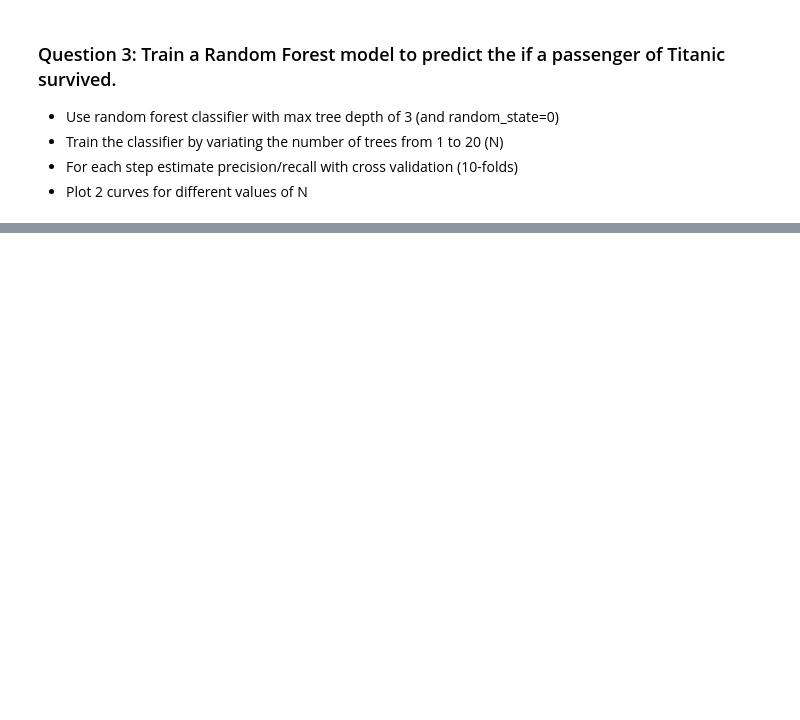
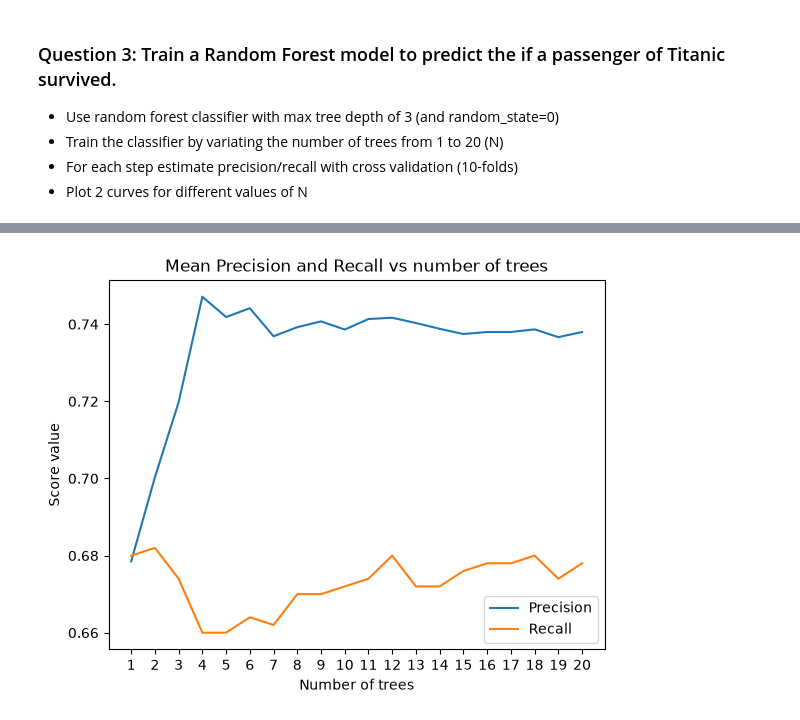
Before and after one commit to dimitripelgrin/ADA2026, a Jupyter notebook: Exercises/06 - Learning from data - Supervised learning/SupervisedLearning.ipynb, the cells around one changed output, grey strips where cells are left out. Drawn from its saved outputs; the diff is of its cells as text; code cells hidden in the pictures; blank space fills up the shorter version.

```diff
--- a/Exercises/06 - Learning from data - Supervised learning/SupervisedLearning.ipynb
+++ b/Exercises/06 - Learning from data - Supervised learning/SupervisedLearning.ipynb
@@ -458,0 +514,34 @@ Answer:
+# %%
+from sklearn.ensemble import RandomForestClassifier
+
+# Load the data
+titanic = pd.read_excel('data/titanic.xls')
+titanic_features = ['sex', 'age', 'sibsp', 'parch', 'fare']
+X = pd.get_dummies(titanic[titanic_features])
+X = X.fillna(X.mean())
+y = titanic['survived']
+# %%
+mean_precision = []
+mean_recall = []
+
+for i in range(20):
+    random_forest = RandomForestClassifier(n_estimators=i+1, max_depth=3, random_state=0)
+    random_forest.fit(X,y)
+    precision = cross_val_score(random_forest, X, y, cv=10, scoring="precision")
+    recall = cross_val_score(random_forest, X, y, cv=10, scoring="recall")
+
+    mean_precision.append(precision.mean())
+    mean_recall.append(recall.mean())
+# %%
+n = [i+1 for i in range(20)]
+plt.plot(n, mean_precision, label="Precision")
+plt.plot(n, mean_recall, label="Recall")
+
+plt.ylabel("Score value")
+plt.xlabel("Number of trees")
+plt.title("Mean Precision and Recall vs number of trees")
+plt.xticks(n)
+plt.legend()
+plt.show()
+# %% [output]
+[figure, added]
```
Also changed, not shown: parts of 19 cells of this notebook.
